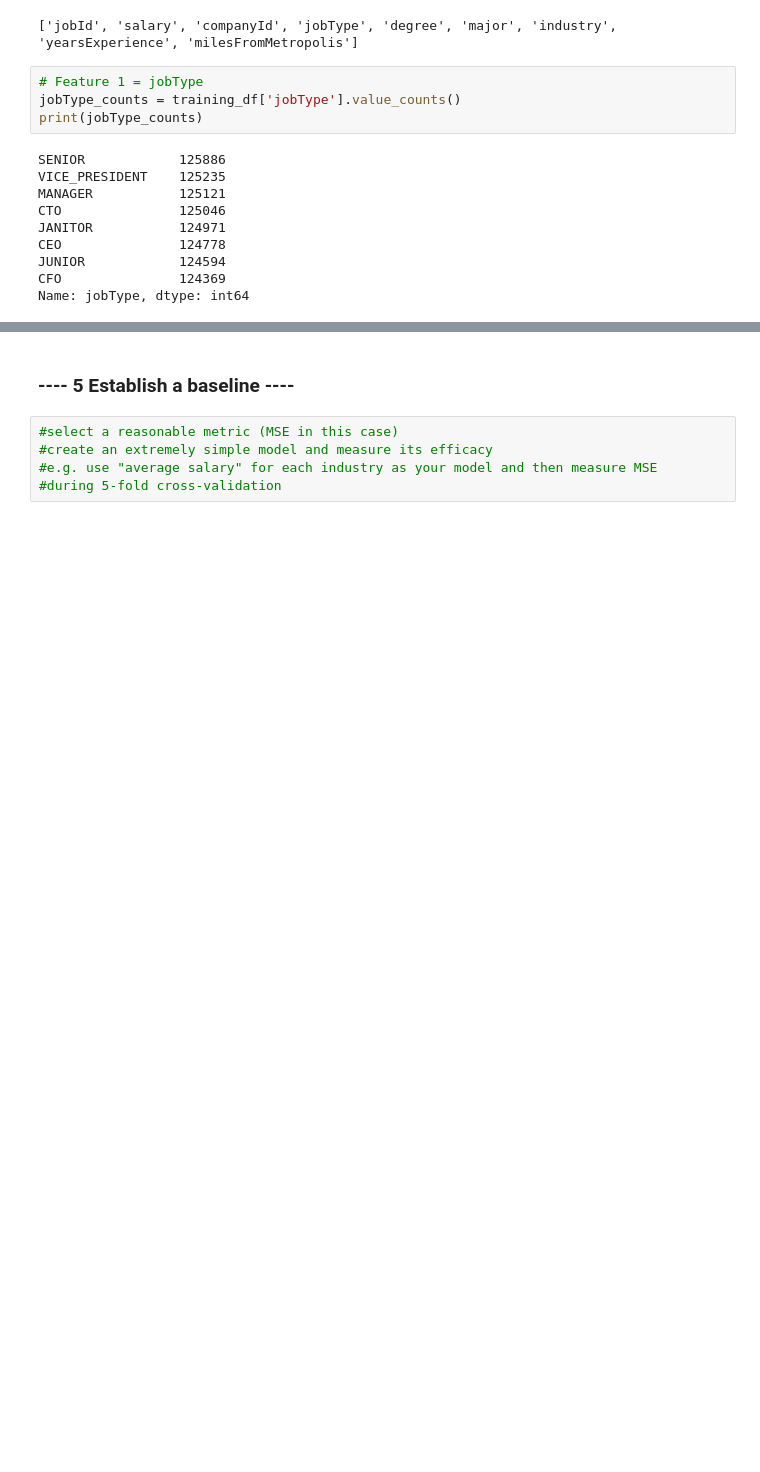
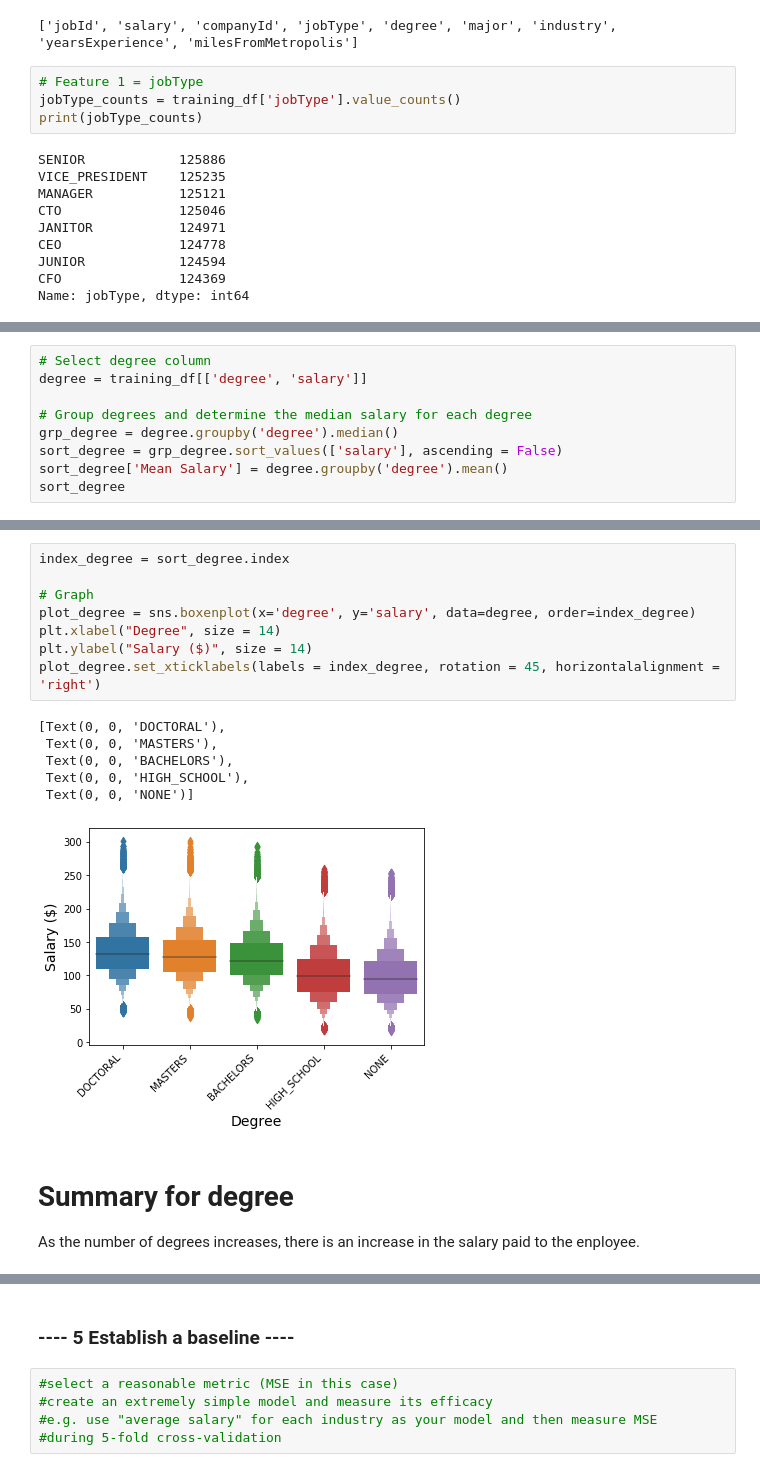
Before and after one commit to jma199/salarypredictionportfolio, a Jupyter notebook: Salary Prediction Project Notebook.ipynb, the cells around one changed output, grey strips where cells are left out. Drawn from its saved outputs; the diff is of its cells as text; blank space fills up the shorter version.

```diff
--- a/Salary Prediction Project Notebook.ipynb
+++ b/Salary Prediction Project Notebook.ipynb
@@ -228,0 +264,9 @@ sns.boxplot(x='jobType', y = 'salary', data= training_df)
+# %%
+# Select degree column
+degree = training_df[['degree', 'salary']]
+
+# Group degrees and determine the median salary for each degree
+grp_degree = degree.groupby('degree').median()
+sort_degree = grp_degree.sort_values(['salary'], ascending = False)
+sort_degree['Mean Salary'] = degree.groupby('degree').mean()
+sort_degree
@@ -228,0 +281,18 @@ sns.boxplot(x='jobType', y = 'salary', data= training_df)
+# %%
+index_degree = sort_degree.index
+
+# Graph
+plot_degree = sns.boxenplot(x='degree', y='salary', data=degree, order=index_degree)
+plt.xlabel("Degree", size = 14)
+plt.ylabel("Salary ($)", size = 14)
+plot_degree.set_xticklabels(labels = index_degree, rotation = 45, horizontalalignment = 'right')
+# %% [output]
+[Text(0, 0, 'DOCTORAL'),
+ Text(0, 0, 'MASTERS'),
+ Text(0, 0, 'BACHELORS'),
+ Text(0, 0, 'HIGH_SCHOOL'),
+ Text(0, 0, 'NONE')]
+[figure, added]
+# %% [markdown]
+# Summary for degree
+As the number of degrees increases, there is an increase in the salary paid to the enployee.
```
Also changed, not shown: parts of 18 cells of this notebook.
